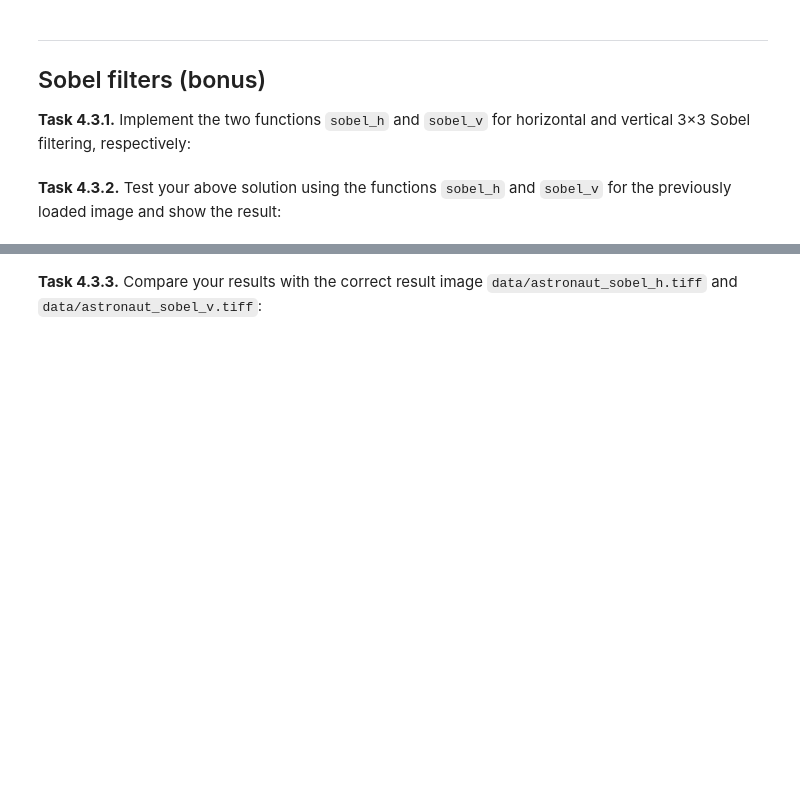
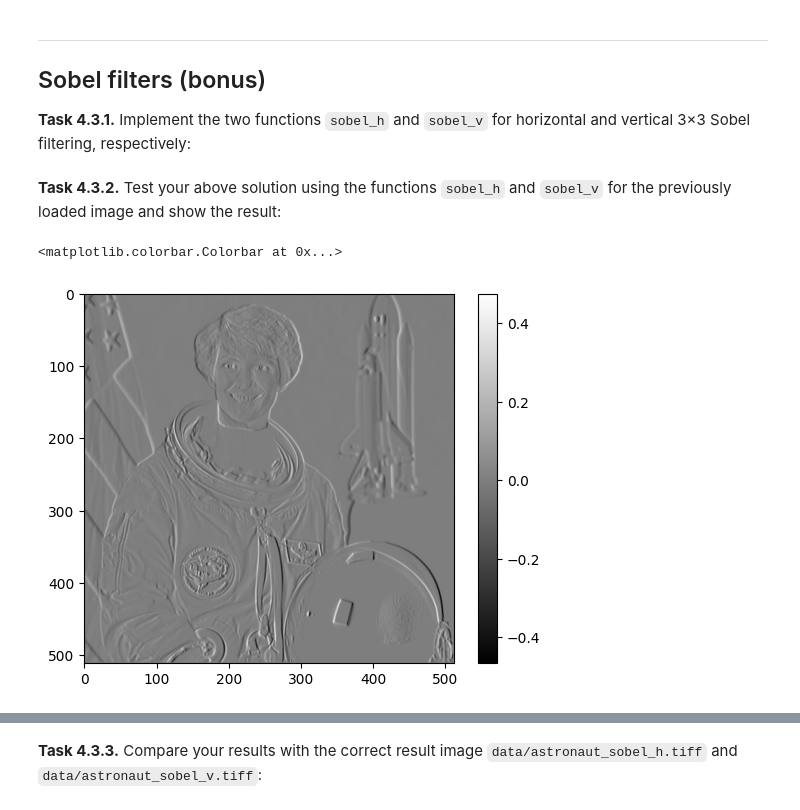
Before and after one commit to balint-bozoki/mobi-fs3-python, a Jupyter notebook: task4.ipynb, the cells around one changed output, grey strips where cells are left out. Cells and saved outputs as stored; diff of their text form; code cells hidden in the pictures; blank space fills up the shorter version.

```diff
--- a/task4.ipynb
+++ b/task4.ipynb
@@ -138,2 +168,10 @@ assert numpy.allclose(img_gradmag, gradmag_ref, atol = 1/255)
 # %% [markdown]
 **<a id="#">Task 4.3.2.</a>** Test your above solution using the functions `sobel_h` and `sobel_v` for the previously loaded image and show the result:
+# %%
+img_sobel_h = sobel_h(img)
+plt.figure()
+plt.imshow(img_sobel_h, "gray")
+plt.colorbar()
+# %% [output]
+<matplotlib.colorbar.Colorbar at 0x...>
+[figure, added]
```
Also changed, not shown: parts of 7 cells of this notebook.
